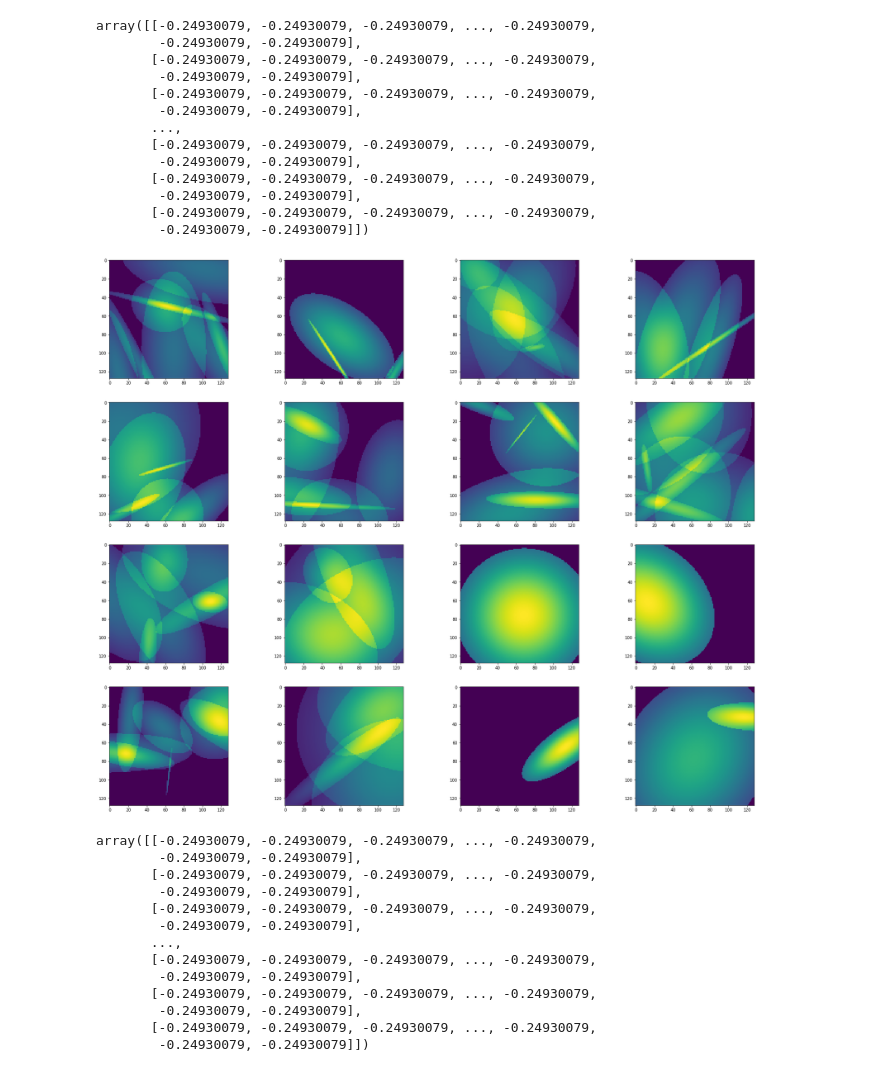
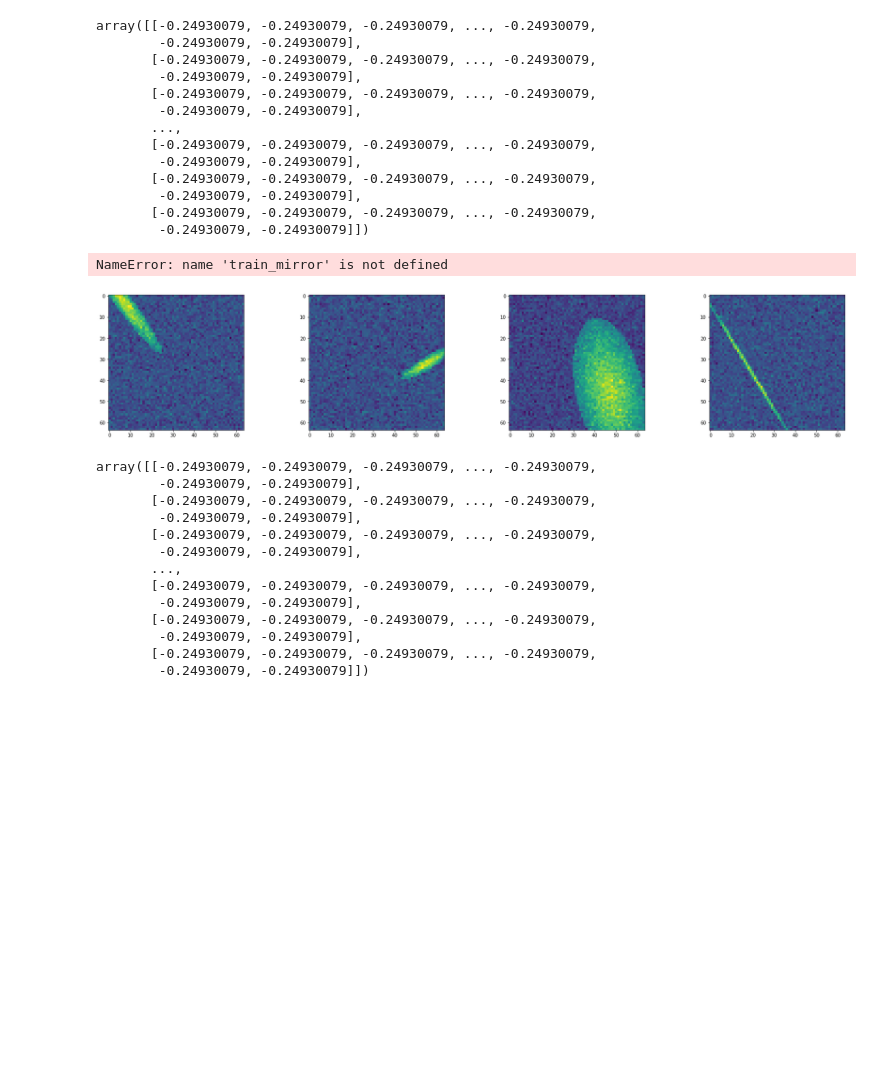
Before and after one commit to Hirochon/laboratory, a Jupyter notebook: experiment/visualize_surface.ipynb, the cells around one changed output. Saved outputs shown, nothing was run; the diff lists cells and outputs as text; code cells hidden in the pictures; blank space fills up the shorter version.

```diff
--- a/experiment/visualize_surface.ipynb
+++ b/experiment/visualize_surface.ipynb
@@ -4,18 +4,18 @@ import matplotlib.pyplot as plt
 import pickle
 %matplotlib inline
 # %%
-folder = "2020_0925_132017_final_experiment"
+folder = "2020_1008_100022_add_noise_paramator"
 
-with open('../research/result/' + folder + '/pkl_mirror_train.pkl', 'rb') as f:
+with open('../research/result/' + folder + '/mirror_train_data.pkl', 'rb') as f:
     train_mirror = pickle.load(f)
 
-with open('../research/result/' + folder + '/pkl_mirror_test.pkl', 'rb') as f:
+with open('../research/result/' + folder + '/mirror_test_data.pkl', 'rb') as f:
     test_mirror = pickle.load(f)
 
-with open('../research/result/' + folder + '/pkl_detec_train.pkl', 'rb') as f:
+with open('../research/result/' + folder + '/detec_train_data.pkl', 'rb') as f:
     train_detec = pickle.load(f)
 
-with open('../research/result/' + folder + '/pkl_detec_test.pkl', 'rb') as f:
+with open('../research/result/' + folder + '/detec_test_data.pkl', 'rb') as f:
     test_detec = pickle.load(f)
 # %%
 test_mirror
@@ -179,22 +213,23 @@ with open('pkl_mirror_train.pkl', 'wb') as f:
 
 with open('pkl_mirror_test.pkl', 'wb') as f:
     pickle.dump(test_mirror, f)
+# %% [output]
+NameError: name 'train_mirror' is not defined
 # %%
-folder = "2020_0925_145118_only_16_elips"
+folder = "2020_1008_095146_add_noise_01"
 
-with open('../research/result/' + folder + '/pkl_mirror_train.pkl', 'rb') as f:
+with open('../research/result/' + folder + '/mirror_train_data.pkl', 'rb') as f:
     train_mirror = pickle.load(f)
 # %%
 num = len(train_mirror['elip'])
 fig = plt.figure(figsize=(30,25))
-for i in range(4):
-    i *= 4
-    for j in range(4):
-        fig.add_subplot(4, 4, i+j+1)
-        plt.imshow(train_mirror['elip'][i+j]["z"])
+for i in range(len(train_mirror['elip'])):
+    i
+    fig.add_subplot(4, 4, i+1)
+    plt.imshow(train_mirror['elip'][i]["z"])
 plt.show()
 # %% [output]
-[figure, old version]
+[figure, new version]
 # %%
 train[0]['z']
 # %% [output]
```
Also changed, not shown: parts of 5 cells of this notebook, 2 other files.
